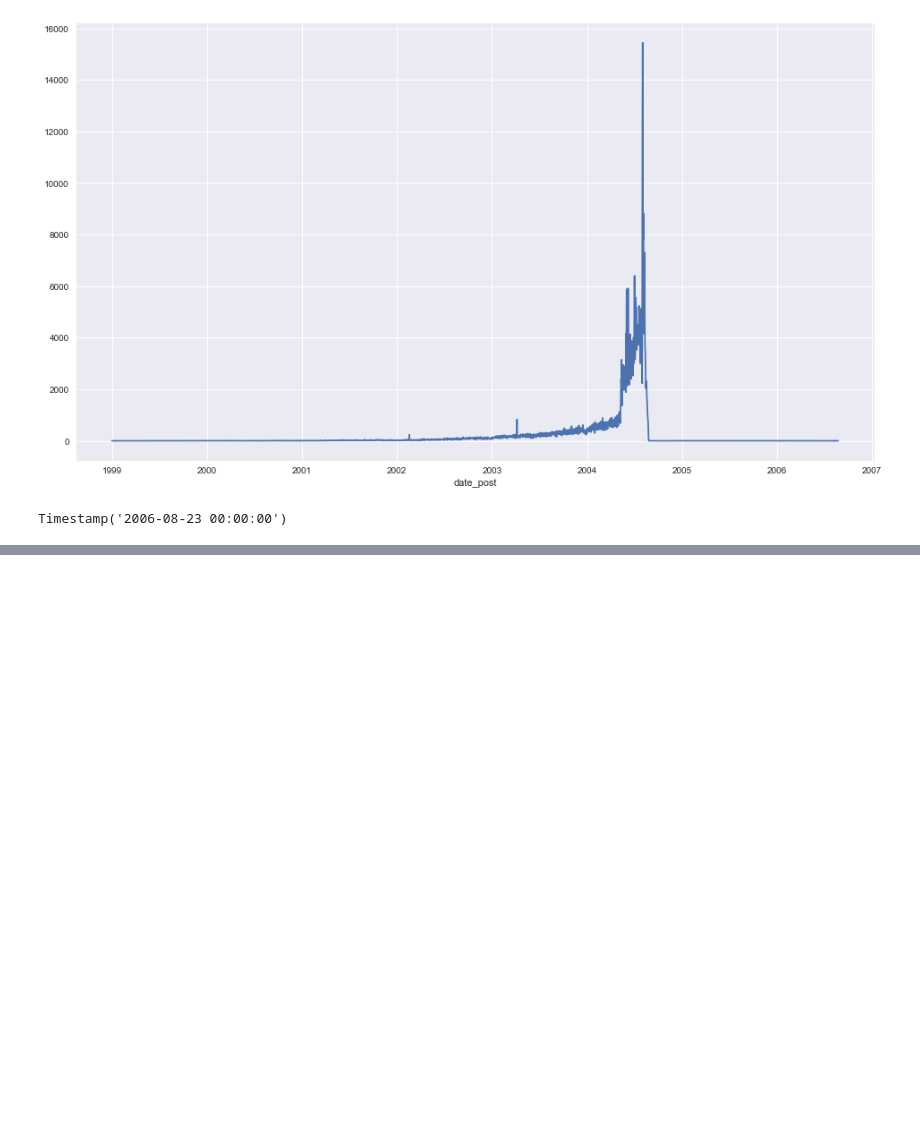
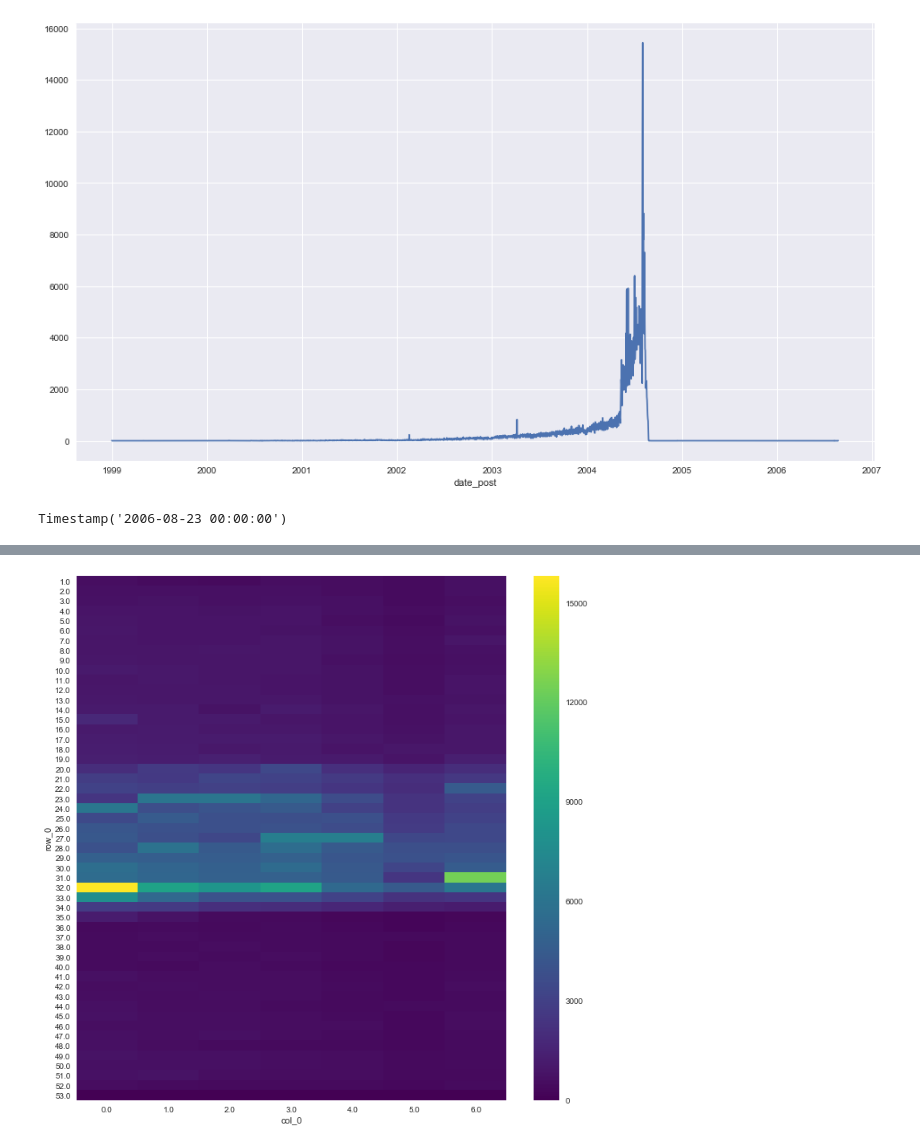
Before and after one commit to Yagwar/Whale-Jaguar, a Jupyter notebook: Temporalidad.ipynb, the cells around one changed output, grey strips where cells are left out. Cells and saved outputs as stored; diff of their text form; code cells hidden in the pictures; blank space fills up the shorter version.

```diff
--- a/Temporalidad.ipynb
+++ b/Temporalidad.ipynb
@@ -136,0 +135,7 @@ ax = sns.heatmap(pd.crosstab(index=mes_post,
+# %%
+plt.figure(figsize=(12,12))
+ax = sns.heatmap(pd.crosstab(index=sem_yr_post,
+                             columns=dia_sem_post),
+                 cmap="viridis")#, linewidths=.5)
+# %% [output]
+[figure, added]
```
Also changed, not shown: parts of 2 cells of this notebook, 4 other files.
